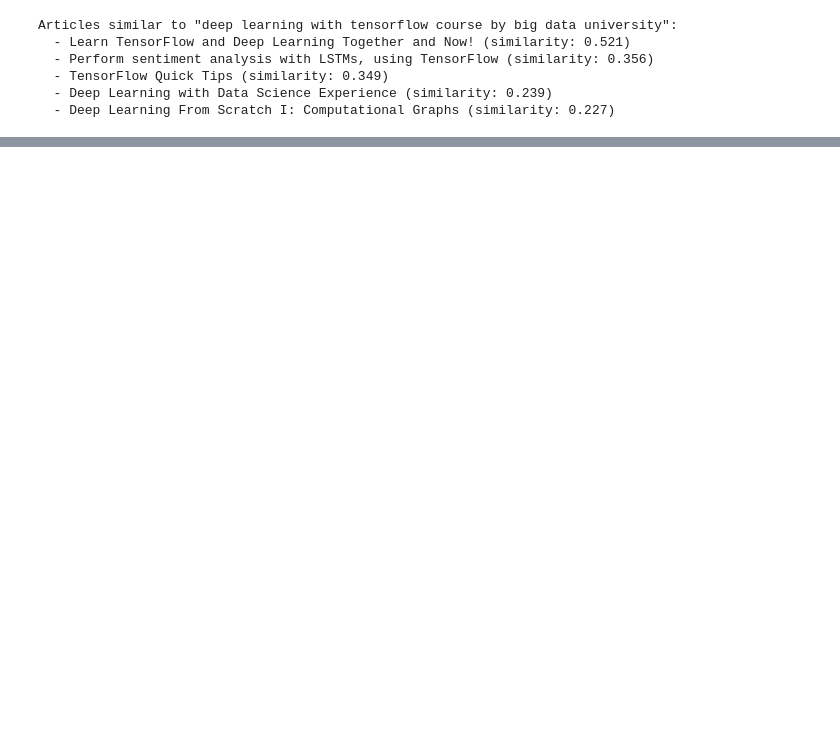
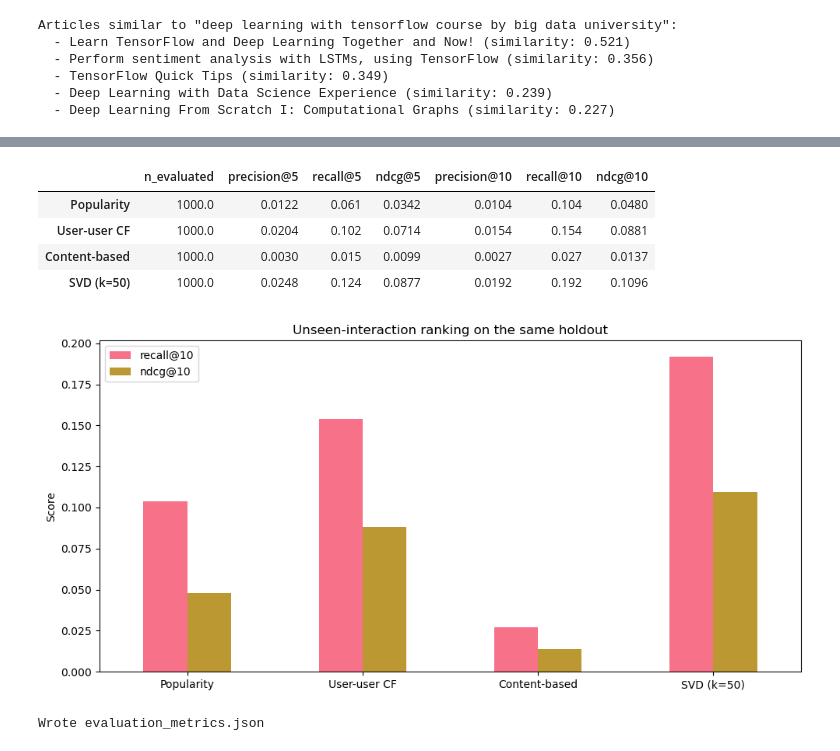
Before and after one commit to tobibolu/Personalized-Article-Recommendation-System, a Jupyter notebook: notebooks/recommender.ipynb, the cells around one changed output, grey strips where cells are left out. Saved outputs shown, nothing was run; the diff lists cells and outputs as text; code cells hidden in the pictures; blank space fills up the shorter version.

```diff
--- a/notebooks/recommender.ipynb
+++ b/notebooks/recommender.ipynb
@@ -345,0 +351,63 @@ display(comparison)
+# %%
+popularity_metrics = evaluate_holdout(
+    holdout,
+    recommend_fn=lambda user_id, n: get_popular_unseen(user_id, train_user_item, n),
+    k_values=(5, 10),
+)
+
+collaborative_metrics = evaluate_holdout(
+    holdout,
+    recommend_fn=lambda user_id, n: user_user_recs(user_id, train_user_item, m=n),
+    k_values=(5, 10),
+)
+
+content_matrix, _ = create_content_matrix(df_content)
+content_similarity = create_content_similarity(content_matrix)
+content_metrics = evaluate_holdout(
+    holdout,
+    recommend_fn=lambda user_id, n: get_user_content_recs(
+        user_id, train_user_item, df_content, content_similarity, n
+    ),
+    k_values=(5, 10),
+)
+
+best_svd_row = svd_results.loc[svd_results['recall@10'].idxmax()]
+best_svd_factors = int(best_svd_row['n_factors'])
+metric_columns = ['n_evaluated', 'precision@5', 'recall@5', 'ndcg@5', 'precision@10', 'recall@10', 'ndcg@10']
+
+comparison = pd.DataFrame({
+    'Popularity': popularity_metrics,
+    'User-user CF': collaborative_metrics,
+    'Content-based': content_metrics,
+    f'SVD (k={best_svd_factors})': best_svd_row.to_dict(),
+}).T[metric_columns]
+
+display(comparison.round(4))
+
+ax = comparison[['recall@10', 'ndcg@10']].plot(kind='bar', figsize=(10, 5), rot=0)
+ax.set(title='Unseen-interaction ranking on the same holdout', ylabel='Score')
+plt.tight_layout()
+plt.show()
+
+artifact = {
+    'protocol': {
+        'type': 'leave-one-out unseen-interaction ranking',
+        'eligible_users': eligible_users,
+        'evaluated_users': len(holdout),
+        'minimum_unique_interactions': 2,
+        'hidden_interactions_per_user': 1,
+        'seed': EVALUATION_SEED,
+    },
+    'best_svd_factors_by_recall_at_10': best_svd_factors,
+    'methods': json.loads(comparison.to_json(orient='index')),
+}
+(PROJECT_ROOT / 'evaluation_metrics.json').write_text(json.dumps(artifact, indent=2) + '\n')
+print('Wrote evaluation_metrics.json')
+# %% [output]
+|  | n_evaluated | precision@5 | recall@5 | ndcg@5 | precision@10 | recall@10 | ndcg@10 |
+| Popularity | 1000.0 | 0.0122 | 0.061 | 0.0342 | 0.0104 | 0.104 | 0.0480 |
+| User-user CF | 1000.0 | 0.0204 | 0.102 | 0.0714 | 0.0154 | 0.154 | 0.0881 |
+| Content-based | 1000.0 | 0.0030 | 0.015 | 0.0099 | 0.0027 | 0.027 | 0.0137 |
+| SVD (k=50) | 1000.0 | 0.0248 | 0.124 | 0.0877 | 0.0192 | 0.192 | 0.1096 |
+[figure, added]
+Wrote evaluation_metrics.json
```
Also changed, not shown: parts of 19 cells of this notebook, 8 other files.
